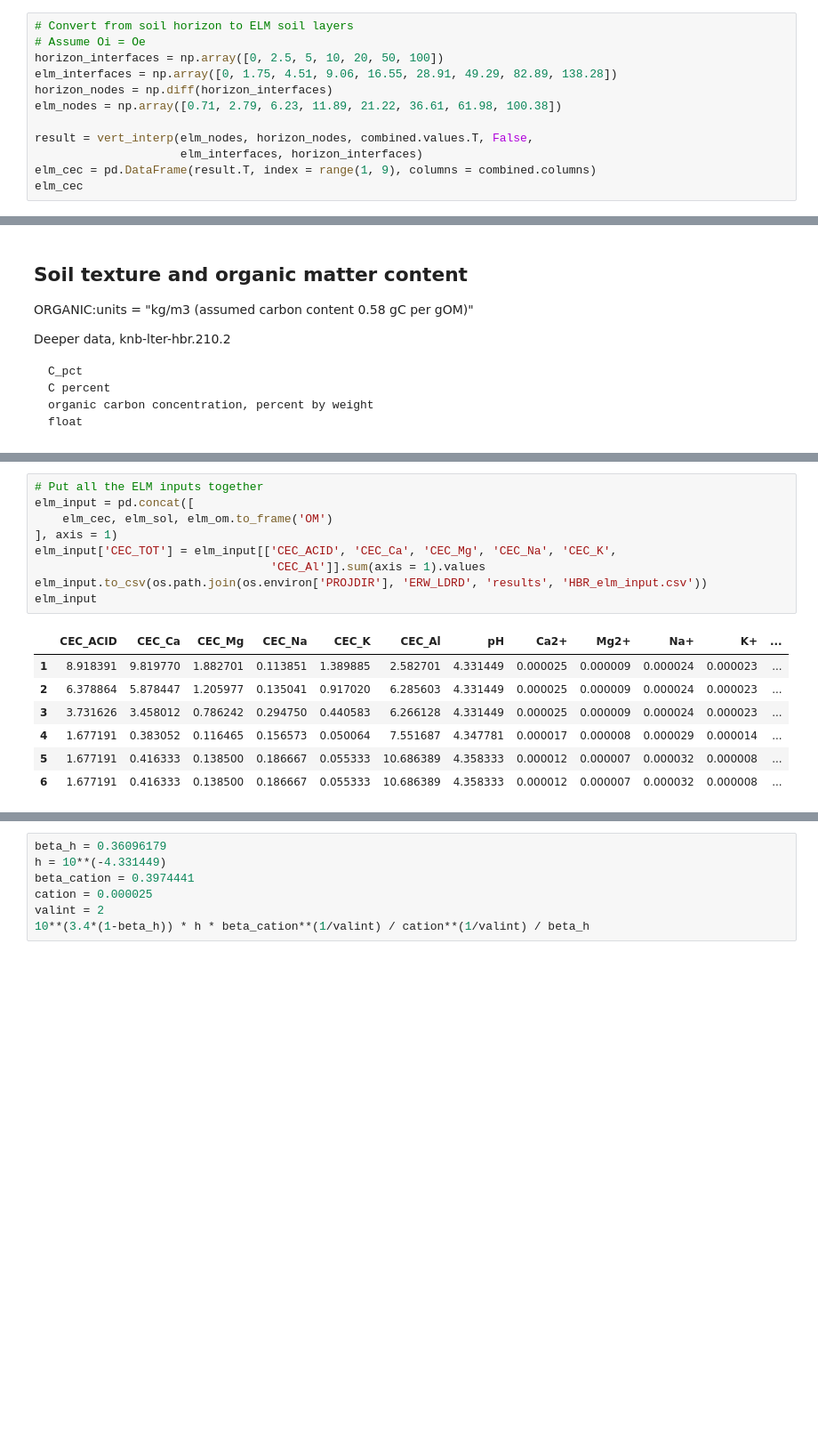
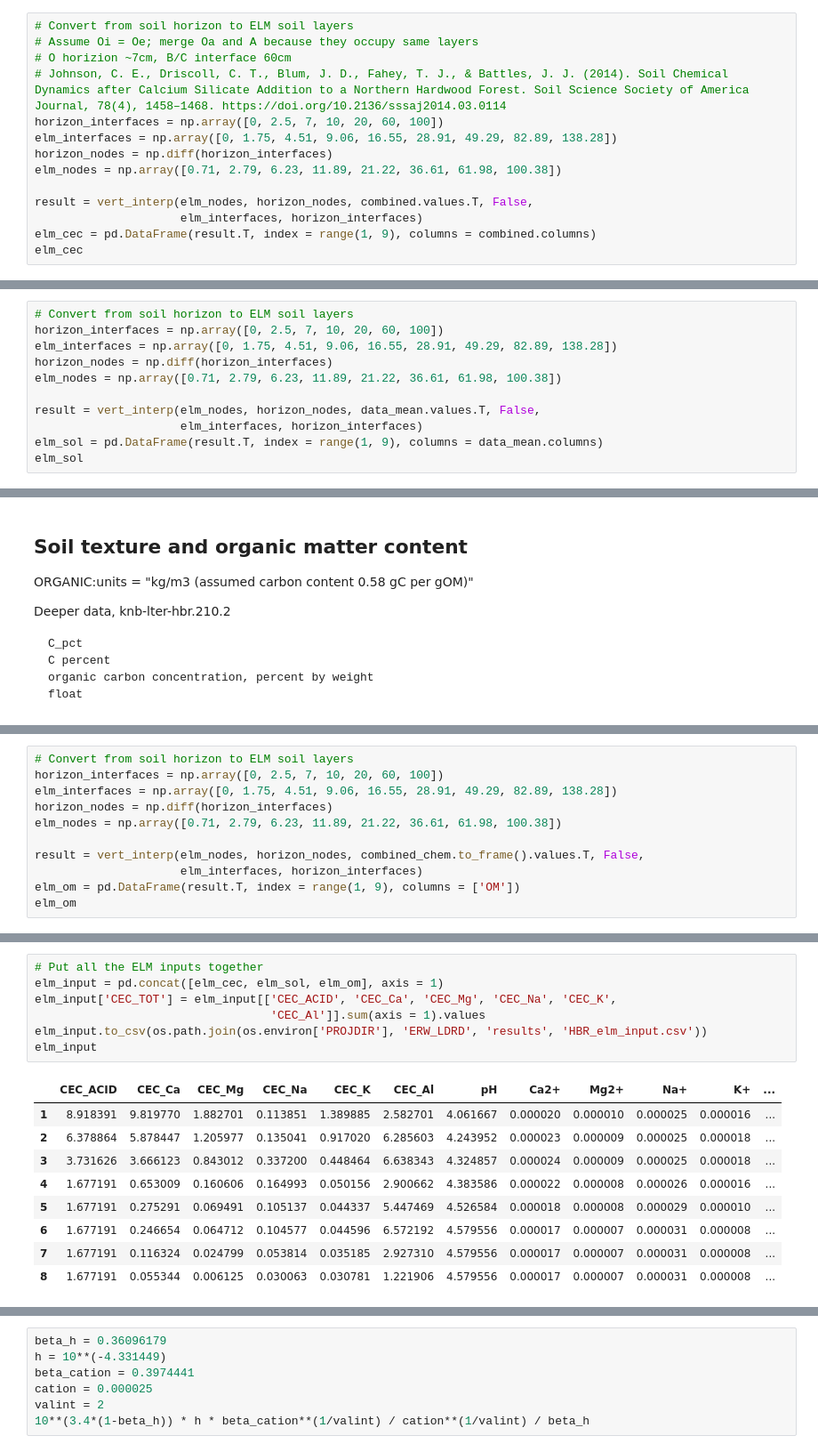
Before and after one commit to ypwong22/erw_scripts, a Jupyter notebook: create_surfdata_HubbardBrook.ipynb, the cells around one changed output, grey strips where cells are left out. Shown at 89% size. Saved outputs shown, nothing was run; the diff lists cells and outputs as text; blank space fills up the shorter version.

```diff
--- a/create_surfdata_HubbardBrook.ipynb
+++ b/create_surfdata_HubbardBrook.ipynb
@@ -116,7 +117,9 @@ combined
 # %%
 # Convert from soil horizon to ELM soil layers
-# Assume Oi = Oe
-horizon_interfaces = np.array([0, 2.5, 5, 10, 20, 50, 100])
+# Assume Oi = Oe; merge Oa and A because they occupy same layers
+# O horizion ~7cm, B/C interface 60cm
+# Johnson, C. E., Driscoll, C. T., Blum, J. D., Fahey, T. J., & Battles, J. J. (2014). Soil Chemical Dynamics after Calcium Silicate Addition to a Northern Hardwood Forest. Soil Science Society of America Journal, 78(4), 1458–1468. https://doi.org/10.2136/sssaj2014.03.0114
+horizon_interfaces = np.array([0, 2.5, 7, 10, 20, 60, 100])
 elm_interfaces = np.array([0, 1.75, 4.51, 9.06, 16.55, 28.91, 49.29, 82.89, 138.28])
 horizon_nodes = np.diff(horizon_interfaces)
 elm_nodes = np.array([0.71, 2.79, 6.23, 11.89, 21.22, 36.61, 61.98, 100.38])
@@ -190,0 +346,11 @@ elm_sol
+# %%
+# Convert from soil horizon to ELM soil layers
+horizon_interfaces = np.array([0, 2.5, 7, 10, 20, 60, 100])
+elm_interfaces = np.array([0, 1.75, 4.51, 9.06, 16.55, 28.91, 49.29, 82.89, 138.28])
+horizon_nodes = np.diff(horizon_interfaces)
+elm_nodes = np.array([0.71, 2.79, 6.23, 11.89, 21.22, 36.61, 61.98, 100.38])
+
+result = vert_interp(elm_nodes, horizon_nodes, data_mean.values.T, False,
+                     elm_interfaces, horizon_interfaces)
+elm_sol = pd.DataFrame(result.T, index = range(1, 9), columns = data_mean.columns)
+elm_sol
@@ -322,0 +460,11 @@ dtype: float64
+# %%
+# Convert from soil horizon to ELM soil layers
+horizon_interfaces = np.array([0, 2.5, 7, 10, 20, 60, 100])
+elm_interfaces = np.array([0, 1.75, 4.51, 9.06, 16.55, 28.91, 49.29, 82.89, 138.28])
+horizon_nodes = np.diff(horizon_interfaces)
+elm_nodes = np.array([0.71, 2.79, 6.23, 11.89, 21.22, 36.61, 61.98, 100.38])
+
+result = vert_interp(elm_nodes, horizon_nodes, combined_chem.to_frame().values.T, False,
+                     elm_interfaces, horizon_interfaces)
+elm_om = pd.DataFrame(result.T, index = range(1, 9), columns = ['OM'])
+elm_om
@@ -323,20 +481,20 @@ dtype: float64
 # %%
 # Put all the ELM inputs together
-elm_input = pd.concat([
-    elm_cec, elm_sol, elm_om.to_frame('OM')
-], axis = 1)
+elm_input = pd.concat([elm_cec, elm_sol, elm_om], axis = 1)
 elm_input['CEC_TOT'] = elm_input[['CEC_ACID', 'CEC_Ca', 'CEC_Mg', 'CEC_Na', 'CEC_K',
                                   'CEC_Al']].sum(axis = 1).values
 elm_input.to_csv(os.path.join(os.environ['PROJDIR'], 'ERW_LDRD', 'results', 'HBR_elm_input.csv'))
 elm_input
 # %% [output]
 |  | CEC_ACID | CEC_Ca | CEC_Mg | CEC_Na | CEC_K | CEC_Al | pH | Ca2+ | Mg2+ | Na+ | K+ | ... |
-| 1 | 8.918391 | 9.819770 | 1.882701 | 0.113851 | 1.389885 | 2.582701 | 4.331449 | 0.000025 | 0.000009 | 0.000024 | 0.000023 | ... |
-| 2 | 6.378864 | 5.878447 | 1.205977 | 0.135041 | 0.917020 | 6.285603 | 4.331449 | 0.000025 | 0.000009 | 0.000024 | 0.000023 | ... |
-| 3 | 3.731626 | 3.458012 | 0.786242 | 0.294750 | 0.440583 | 6.266128 | 4.331449 | 0.000025 | 0.000009 | 0.000024 | 0.000023 | ... |
-| 4 | 1.677191 | 0.383052 | 0.116465 | 0.156573 | 0.050064 | 7.551687 | 4.347781 | 0.000017 | 0.000008 | 0.000029 | 0.000014 | ... |
-| 5 | 1.677191 | 0.416333 | 0.138500 | 0.186667 | 0.055333 | 10.686389 | 4.358333 | 0.000012 | 0.000007 | 0.000032 | 0.000008 | ... |
-| 6 | 1.677191 | 0.416333 | 0.138500 | 0.186667 | 0.055333 | 10.686389 | 4.358333 | 0.000012 | 0.000007 | 0.000032 | 0.000008 | ... |
+| 1 | 8.918391 | 9.819770 | 1.882701 | 0.113851 | 1.389885 | 2.582701 | 4.061667 | 0.000020 | 0.000010 | 0.000025 | 0.000016 | ... |
+| 2 | 6.378864 | 5.878447 | 1.205977 | 0.135041 | 0.917020 | 6.285603 | 4.243952 | 0.000023 | 0.000009 | 0.000025 | 0.000018 | ... |
+| 3 | 3.731626 | 3.666123 | 0.843012 | 0.337200 | 0.448464 | 6.638343 | 4.324857 | 0.000024 | 0.000009 | 0.000025 | 0.000018 | ... |
+| 4 | 1.677191 | 0.653009 | 0.160606 | 0.164993 | 0.050156 | 2.900662 | 4.383586 | 0.000022 | 0.000008 | 0.000026 | 0.000016 | ... |
+| 5 | 1.677191 | 0.275291 | 0.069491 | 0.105137 | 0.044337 | 5.447469 | 4.526584 | 0.000018 | 0.000008 | 0.000029 | 0.000010 | ... |
+| 6 | 1.677191 | 0.246654 | 0.064712 | 0.104577 | 0.044596 | 6.572192 | 4.579556 | 0.000017 | 0.000007 | 0.000031 | 0.000008 | ... |
+| 7 | 1.677191 | 0.116324 | 0.024799 | 0.053814 | 0.035185 | 2.927310 | 4.579556 | 0.000017 | 0.000007 | 0.000031 | 0.000008 | ... |
+| 8 | 1.677191 | 0.055344 | 0.006125 | 0.030063 | 0.030781 | 1.221906 | 4.579556 | 0.000017 | 0.000007 | 0.000031 | 0.000008 | ... |
 # %%
 co2_atm = 360.7 * 1e-5
 
```
Also changed, not shown: parts of 23 cells of this notebook, 36 other files.
